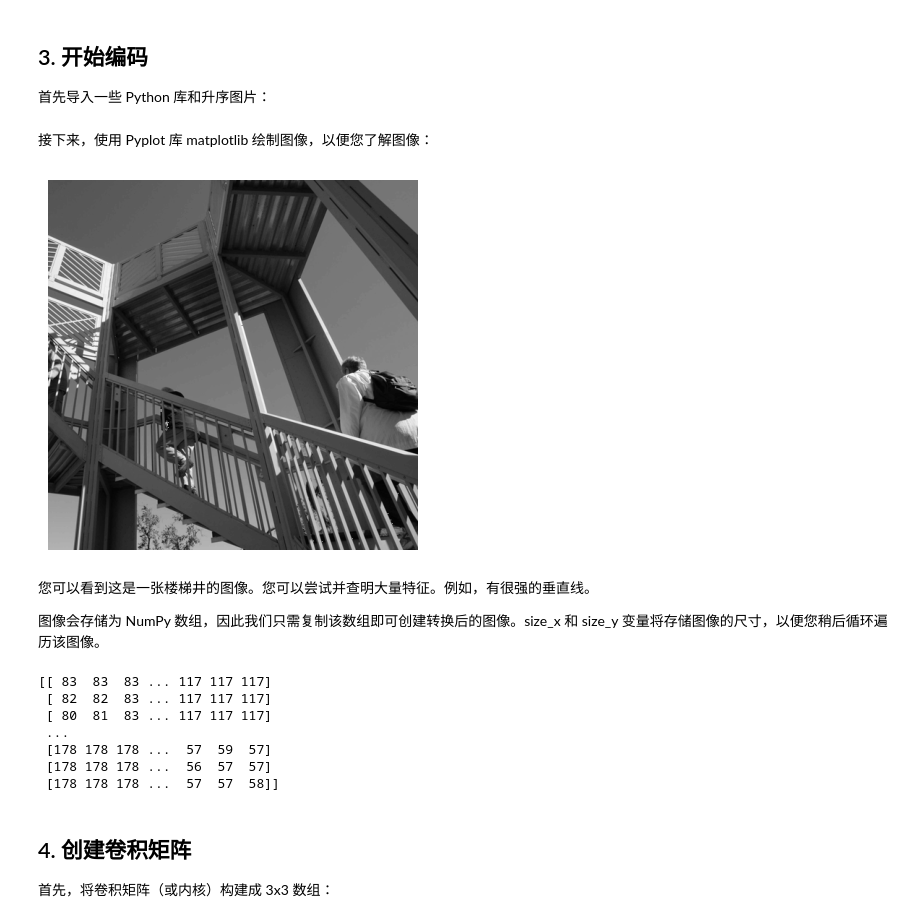
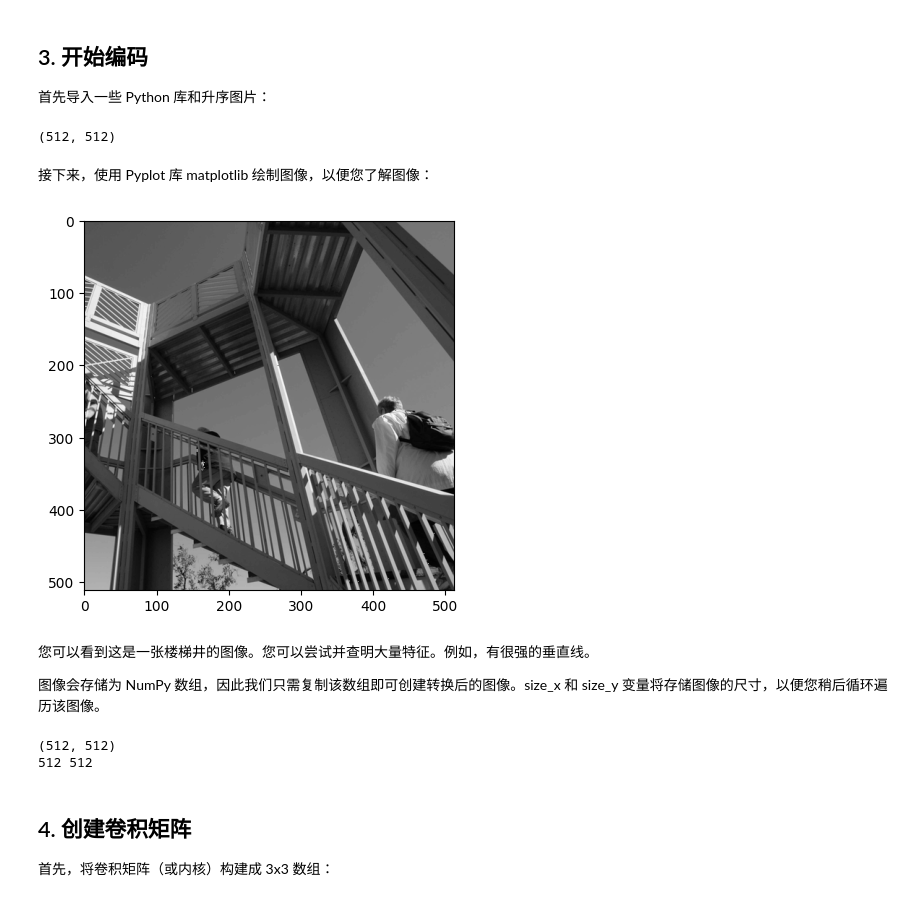
Before and after one commit to haoshuai32/ai_learning, a Jupyter notebook: tf2/tf2_label3.ipynb, the cells around one changed output. Cells and saved outputs as stored; diff of their text form; code cells hidden in the pictures.

```diff
--- a/tf2/tf2_label3.ipynb
+++ b/tf2/tf2_label3.ipynb
@@ -36,34 +36,34 @@ import numpy as np
 from scipy import misc
 
 i = misc.ascent()
+print(i.shape)
+# %% [output]
+(512, 512)
 # %% [markdown]
 接下来，使用 Pyplot 库 matplotlib 绘制图像，以便您了解图像：
 # %%
 import matplotlib.pyplot as plt
-plt.grid(False)
-plt.gray()
-plt.axis('off')
+#plt.grid(True)
+#plt.gray()
+#plt.axis('off')
 plt.imshow(i)
 plt.show()
 # %% [output]
-[figure, old version]
+[figure, new version]
 # %% [markdown]
 您可以看到这是一张楼梯井的图像。您可以尝试并查明大量特征。例如，有很强的垂直线。
 
 图像会存储为 NumPy 数组，因此我们只需复制该数组即可创建转换后的图像。size_x 和 size_y 变量将存储图像的尺寸，以便您稍后循环遍历该图像。
 # %%
 i_transformed = np.copy(i)
-print(i_transformed)
+#print(i_transformed)
+print(i_transformed.shape)
 size_x = i_transformed.shape[0]
 size_y = i_transformed.shape[1]
+print(size_x,size_y)
 # %% [output]
-[[ 83  83  83 ... 117 117 117]
- [ 82  82  83 ... 117 117 117]
- [ 80  81  83 ... 117 117 117]
- ...
- [178 178 178 ...  57  59  57]
- [178 178 178 ...  56  57  57]
- [178 178 178 ...  57  57  58]]
+(512, 512)
+512 512
 # %% [markdown]
 ## 4. 创建卷积矩阵
 
```
Also changed, not shown: parts of 1 cell of this notebook, 1 other file.
